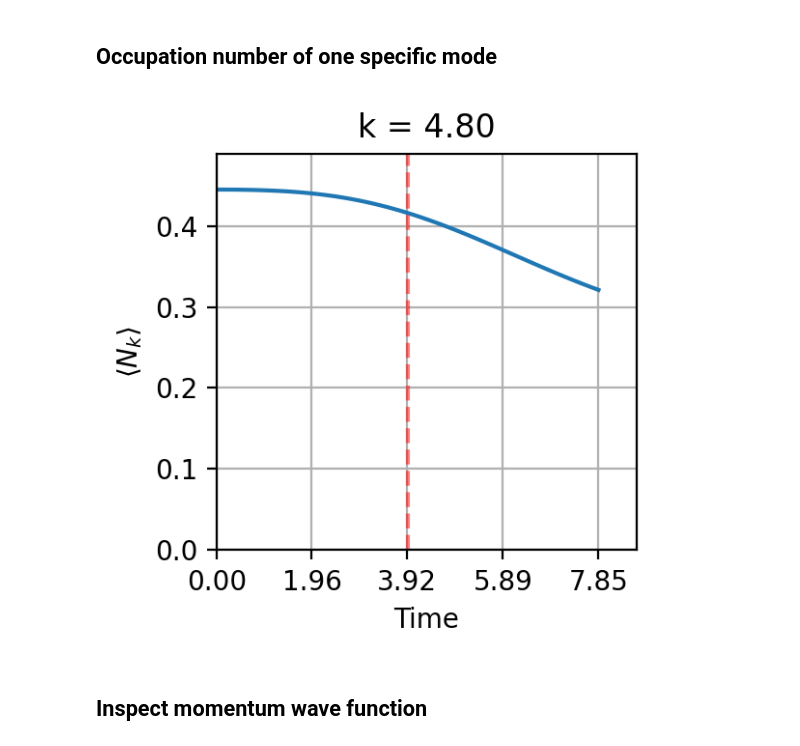
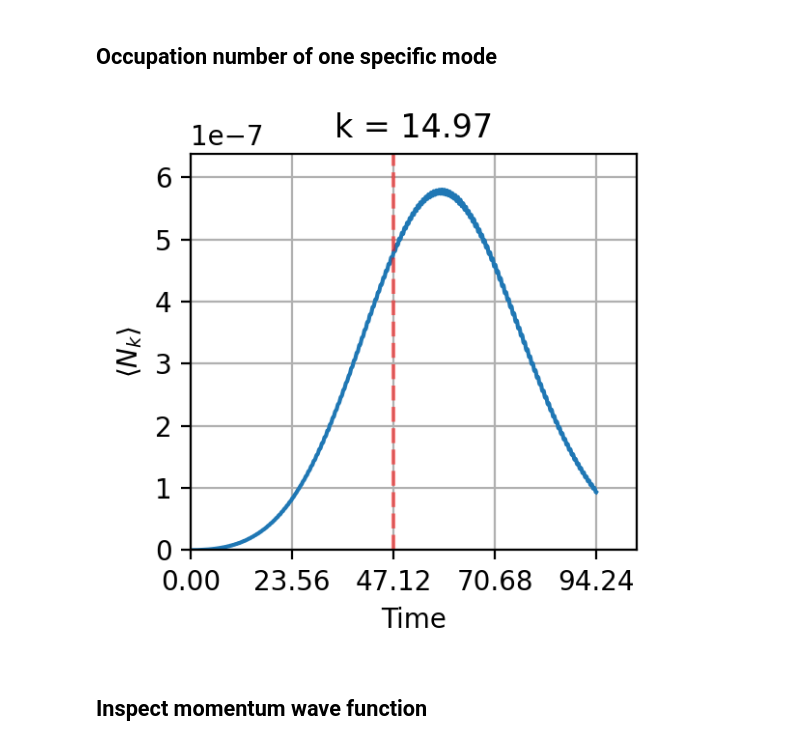
Before and after one commit to rpiron/nii_internship, a Jupyter notebook: single_photon_scattering/simu_mirror.ipynb, the cells around one changed output. Saved outputs shown, nothing was run; the diff lists cells and outputs as text; code cells hidden in the pictures.

```diff
--- a/single_photon_scattering/simu_mirror.ipynb
+++ b/single_photon_scattering/simu_mirror.ipynb
@@ -154,0 +124,22 @@ omega_0_m =  2.5  and omega_0_p =  7.5
+# %%
+L = 150*pi
+T = L/2
+dt = 0.1
+
+#Jaynes-Cummings parameter g_0 and energies
+g_0 = 0.1
+omega_A = 3
+gamma = 2*g_0**2*omega_A
+
+#initial photon wavepacket parameters
+sigma = L/8
+sigma_momentum = 1/sigma
+x_0 = -L/4
+omega_0 = 2.99
+
+#numerical implementation of momentum space
+omega_max = 30*omega_A
+
+print("Coupling g(k,j): ", g_0*np.sqrt(omega_A / L))
+print("sigma_momentum: ", sigma_momentum)
+print("Decay rate gamma: ", gamma)
@@ -155,15 +150,2 @@ omega_0_m =  2.5  and omega_0_p =  7.5
 # %% [markdown]
 Now, run the function
-# %%
-omega_0 = omega_0_p
-
-omega_max = 2*omega_A
-omega_max_axis = 10*omega_A
-
-print("Coupling parameter at atom frequency: ", g_0*np.sqrt(omega_A / L))
-print("delta_k = ", 2*pi/L)
-print("number of time points = ", int(T/dt))
-
-times, k_tab, N_k_tab, N_A_tab  = get_data_mirror(L, T, dt, omega_0, omega_A, omega_max, n_A, g_0, x_A, sigma, x_0, print_nb_modes=True)
-
-N_k_tab = np.array(N_k_tab)
@@ -185,0 +152,2 @@ Total run time:   0.42s
+# %%
+times, k_tab, N_k_t, N_A_t, overlap_free_evol = get_data_mirror(L, T, dt, omega_0, omega_A, omega_max, g_0, sigma, x_0, print_nb_modes = True)
@@ -279,25 +233,25 @@ plt.show()
 # %% [markdown]
 <h2> Occupation number of one specific mode </h2>
 # %%
-k_target = omega_0
+k_target = 6*omega_0
 k_index = np.argmin(np.abs(k_tab - k_target))
 
 fig, ax = plt.subplots(1,1, figsize=(3,3), dpi=resol)
 
-ax.plot(times, N_k_tab[k_index,:])
+ax.plot(times, N_k_t[k_index,:])
 ax.set_xlim(0, 1.1*times[-1])
 ax.set_xticks(np.floor(100*np.array([0, T/4, T/2, 3*T/4, T]))/100)
 ax.set_xlabel('Time')
 ax.vlines(T/2, 0, 1, color='r', linestyle='--', alpha=0.5)
-ax.set_ylim(0, 1.1*np.max(N_k_tab[k_index,:]))
+ax.set_ylim(0, 1.1*np.max(N_k_t[k_index,:]))
 ax.set_ylabel(r'$\langle N_k \rangle$')
 ax.set_title("k = {:.2f}".format(k_tab[k_index]))
 ax.grid()
 
 fig.tight_layout()
 plt.show()
 # %% [output]
-[figure, old version]
+[figure, new version]
 # %% [markdown]
 <h2> Inspect momentum wave function </h2>
 # %%
```
Also changed, not shown: parts of 34 cells of this notebook, 2 other files.
